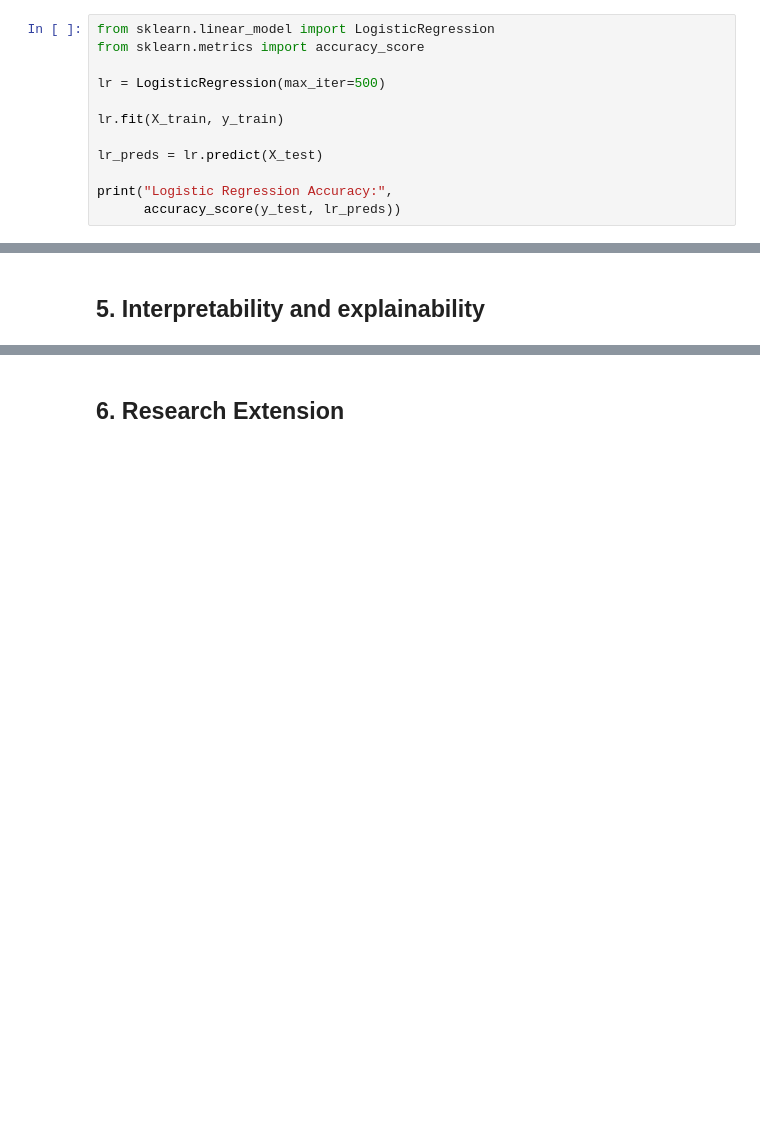
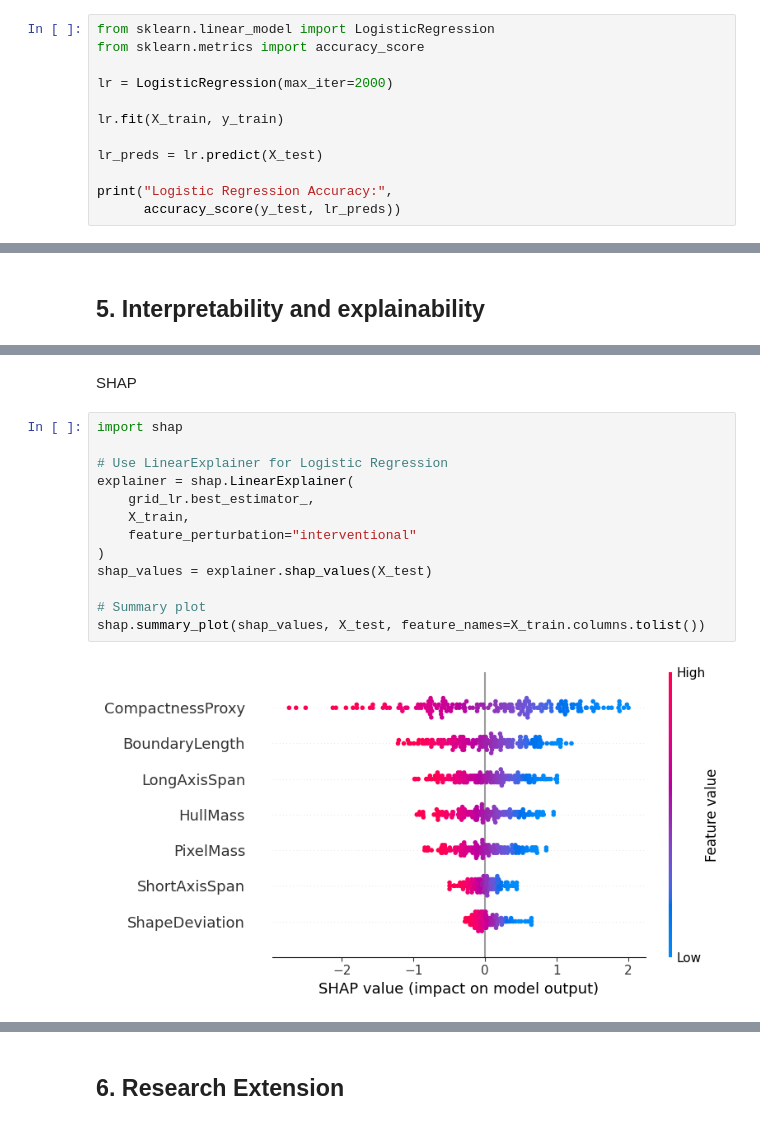
Before and after one commit to mulayvaibhav/agri_supply_chain_visual_inspection_system, a Jupyter notebook: ML_Assignment_1.ipynb, the cells around one changed output, grey strips where cells are left out. Saved outputs shown, nothing was run; the diff lists cells and outputs as text; blank space fills up the shorter version.

```diff
--- a/ML_Assignment_1.ipynb
+++ b/ML_Assignment_1.ipynb
@@ -767,7 +768,7 @@ Logistic Regression is selected as a baseline linear classifier because it provi
 from sklearn.linear_model import LogisticRegression
 from sklearn.metrics import accuracy_score
 
-lr = LogisticRegression(max_iter=500)
+lr = LogisticRegression(max_iter=2000)
 
 lr.fit(X_train, y_train)
 
@@ -1072,0 +1140,17 @@ list(zip(X.columns, rf.feature_importances_))
+# %% [markdown]
+SHAP
+# %%
+import shap
+
+# Use LinearExplainer for Logistic Regression
+explainer = shap.LinearExplainer(
+    grid_lr.best_estimator_,
+    X_train,
+    feature_perturbation="interventional"
+)
+shap_values = explainer.shap_values(X_test)
+
+# Summary plot
+shap.summary_plot(shap_values, X_test, feature_names=X_train.columns.tolist())
+# %% [output]
+[figure, added]
```
Also changed, not shown: parts of 41 cells of this notebook.
